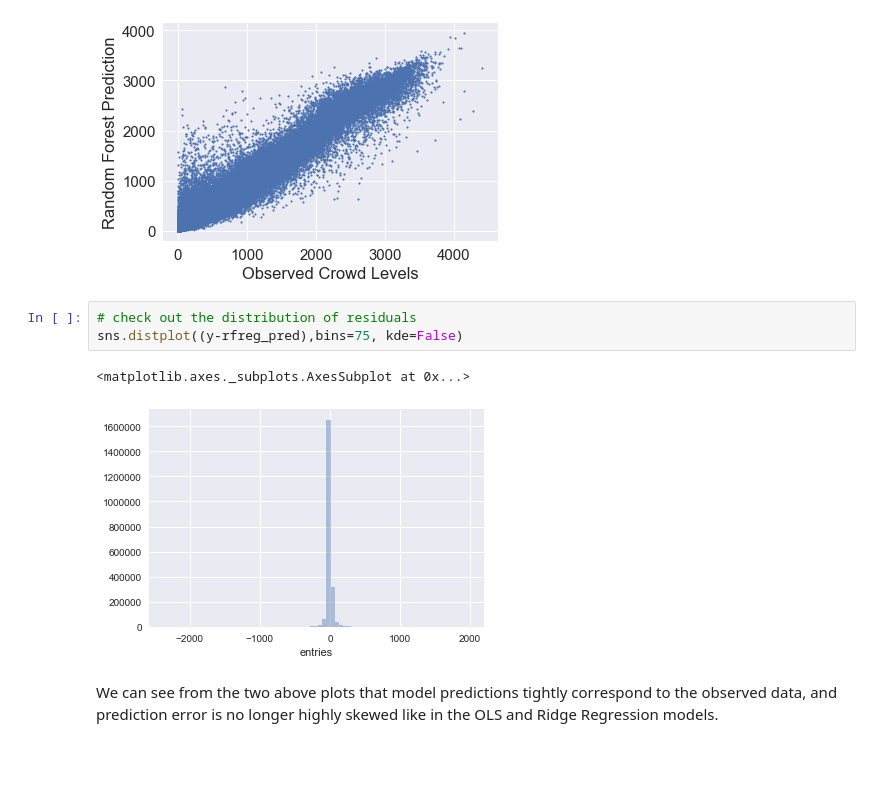
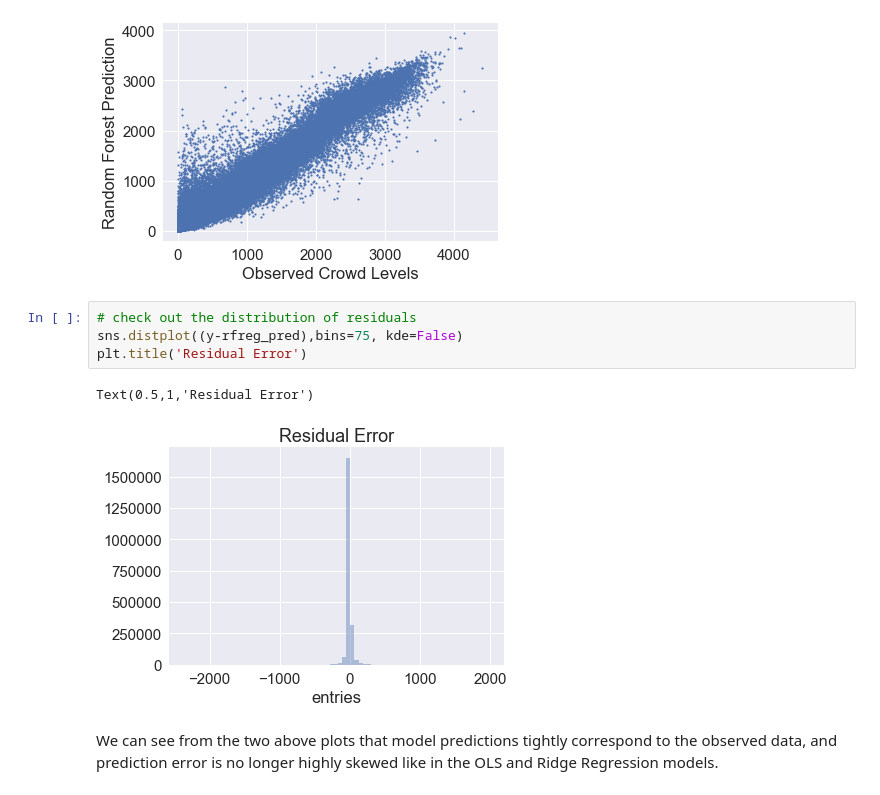
Before and after one commit to bkhurley/beat_the_crowd, a Jupyter notebook: model.ipynb, the cells around one changed output. Saved outputs shown, nothing was run; the diff lists cells and outputs as text; blank space fills up the shorter version.

```diff
--- a/model.ipynb
+++ b/model.ipynb
@@ -287,9 +287,10 @@ Text(0,0.5,'Random Forest Prediction')
 # %%
 # check out the distribution of residuals
 sns.distplot((y-rfreg_pred),bins=75, kde=False)
+plt.title('Residual Error')
 # %% [output]
-<matplotlib.axes._subplots.AxesSubplot at 0x...>
+Text(0.5,1,'Residual Error')
-[figure, old version]
+[figure, new version]
 # %% [markdown]
 We can see from the two above plots that model predictions tightly correspond to the observed data, and prediction error is no longer highly skewed like in the OLS and Ridge Regression models.
 # %% [markdown]
```
